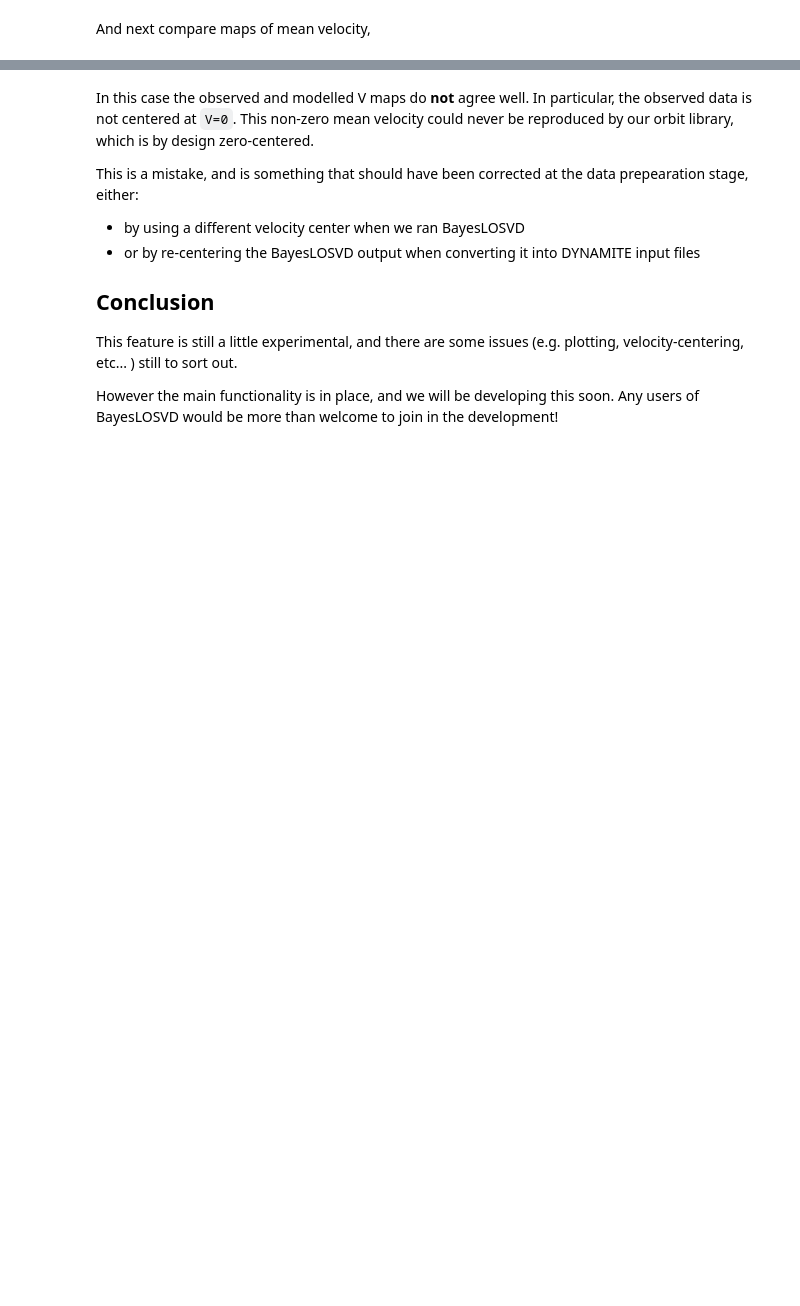
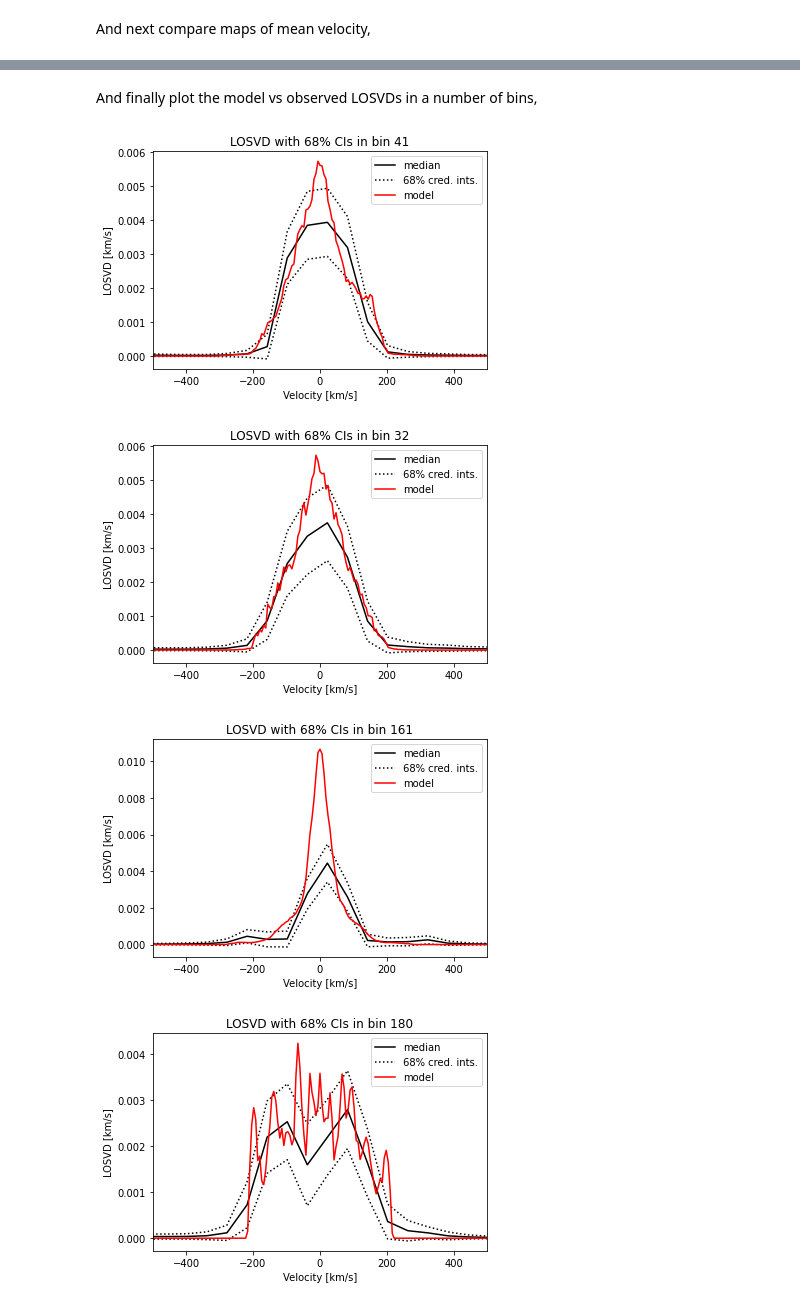
Before and after one commit to dynamics-of-stellar-systems/dynamite, a Jupyter notebook: docs/tutorial_notebooks/BayesLOSVD_and_DYNAMITE.ipynb, the cells around one changed output, grey strips where cells are left out. Drawn from its saved outputs; the diff is of its cells as text; code cells hidden in the pictures; blank space fills up the shorter version.

```diff
--- a/docs/tutorial_notebooks/BayesLOSVD_and_DYNAMITE.ipynb
+++ b/docs/tutorial_notebooks/BayesLOSVD_and_DYNAMITE.ipynb
@@ -499,13 +476,30 @@ plt.show()
-# %% [markdown]
-In this case the observed and modelled V maps do **not** agree well. In particular, the observed data is not centered at `V=0`. This non-zero mean velocity could never be reproduced by our orbit library, which is by design zero-centered.
-
-This is a mistake, and is something that should have been corrected at the data prepearation stage, either:
-
-- by using a different velocity center when we ran BayesLOSVD
-- or by re-centering the BayesLOSVD output when converting it into DYNAMITE input files
-
-## Conclusion
-
-This feature is still a little experimental, and there are some issues (e.g. plotting, velocity-centering, etc... ) still to sort out.
-
-However the main functionality is in place, and we will be developing this soon. Any users of BayesLOSVD would be more than welcome to join in the development!
+# %% [markdown]
+And finally plot the model vs observed LOSVDs in a number of bins,
+# %%
+def plot_model_vs_data_losvd(bin_id):
+    losvd_i = BayesLOSVD.data['losvd'][bin_id,:]
+    dlosvd_i = BayesLOSVD.data['dlosvd'][bin_id,:]
+    vcent = BayesLOSVD.data.meta['vcent']
+    dv = BayesLOSVD.data.meta['dv']
+    plt.plot(vcent, losvd_i/dv, '-k', label='median')
+    plt.plot(vcent, (losvd_i+dlosvd_i)/dv, ':k', label='68% cred. ints.')
+    plt.plot(vcent, (losvd_i-dlosvd_i)/dv, ':k')
+    plt.gca().set_xlabel('Velocity [km/s]')
+    plt.gca().set_ylabel('LOSVD [km/s]')
+    _ = plt.gca().set_title(f'LOSVD with 68% CIs in bin {bin_id}')
+    y = model_losvd[:,bin_id]
+    y /= np.sum(y*orblib.losvd_histograms[0].dx)
+    plt.plot(orblib.losvd_histograms[0].x, y, '-r', label='model')
+    plt.gca().set_xlim(-500, 500)
+    plt.gca().legend()
+    plt.show()
+# %%
+nbins = len(BayesLOSVD.data)
+idx = np.random.choice(nbins, size=15, replace=False)
+for bin_id in idx:
+    plot_model_vs_data_losvd(bin_id)
+# %% [output]
+[figure, added]
+[figure, added]
+[figure, added]
+[figure, added]
```
Also changed, not shown: parts of 17 cells of this notebook, 2 other files.
